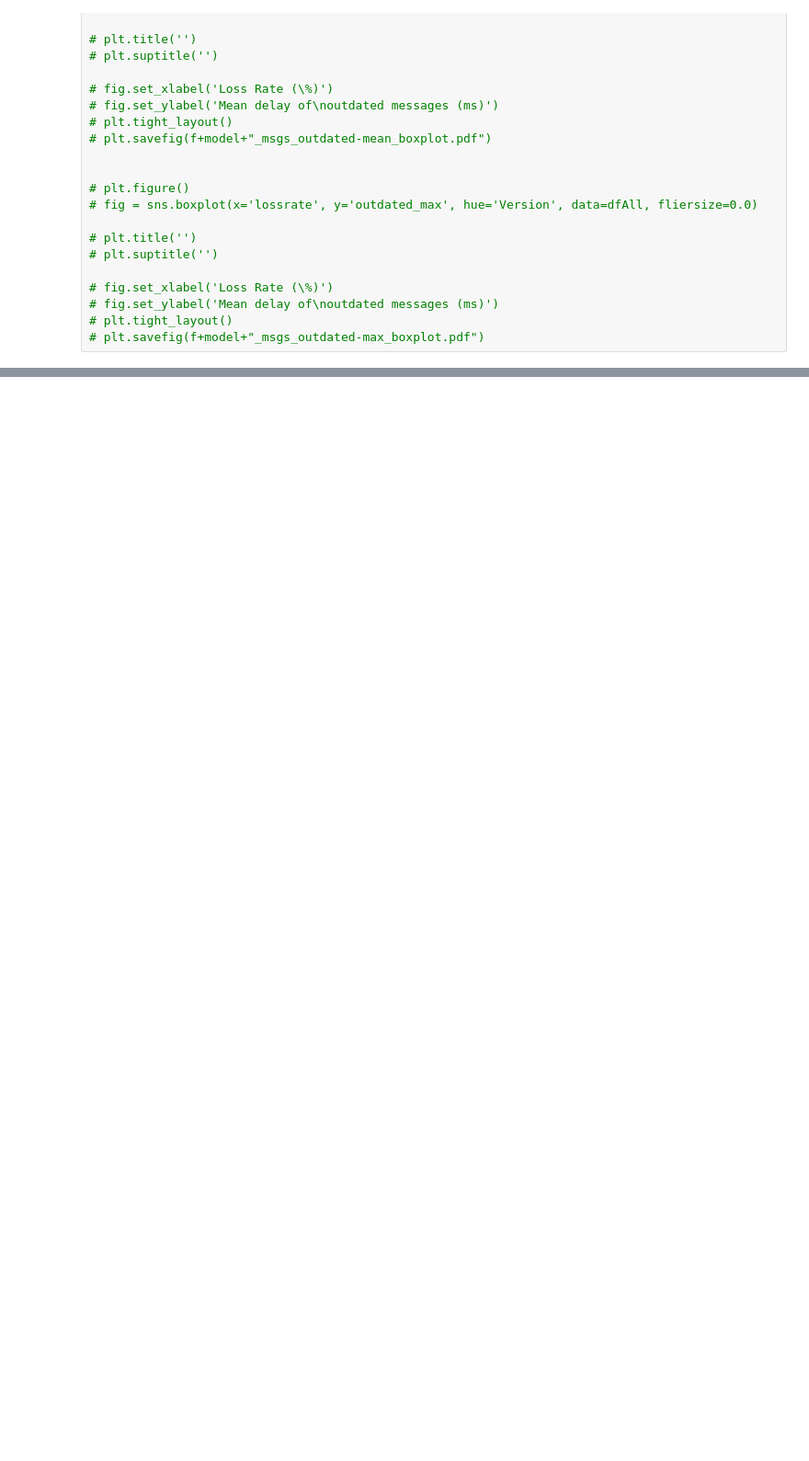
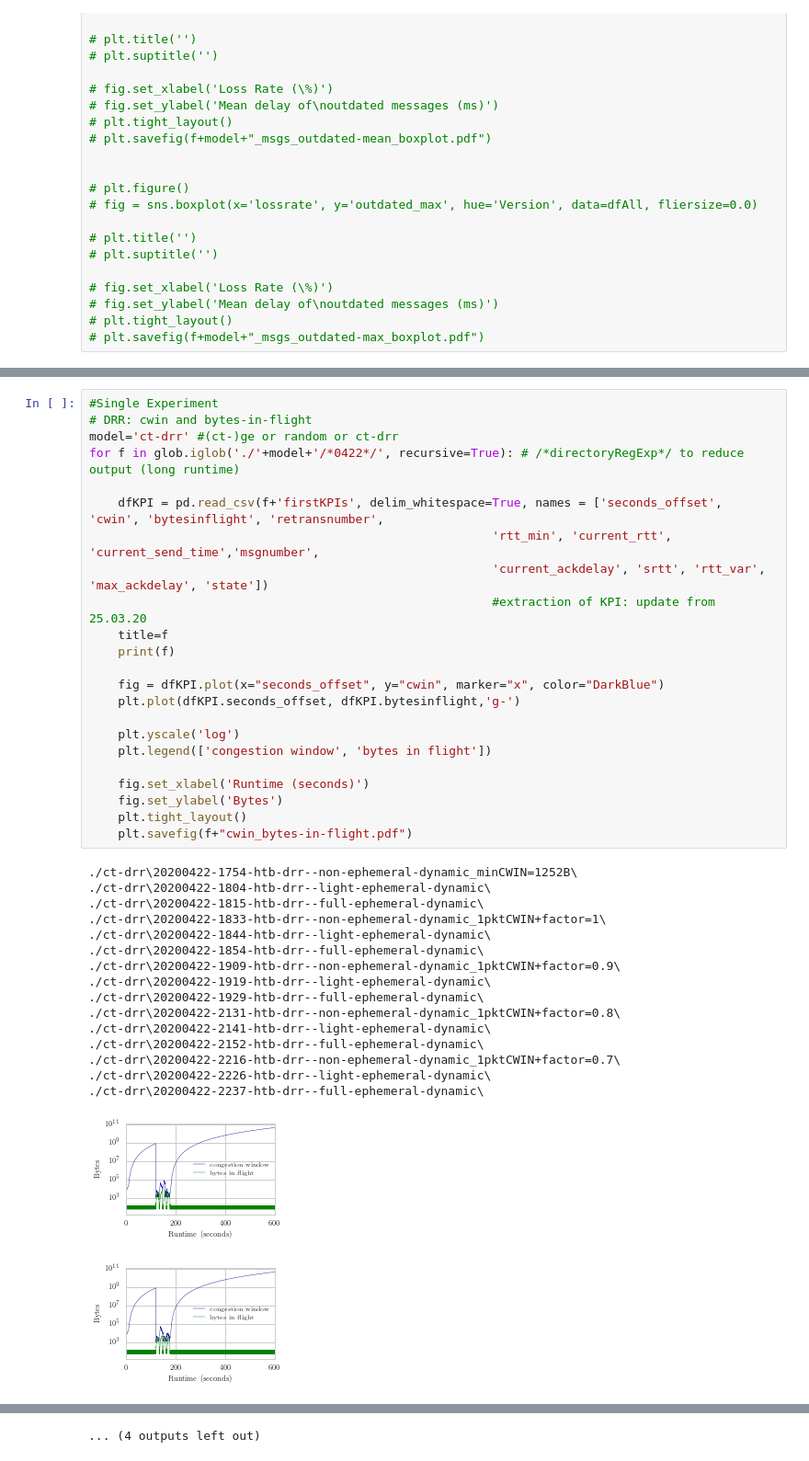
Before and after one commit to Timo2907/picoquic, a Jupyter notebook: experiments/results/eval_plot.ipynb, the cells around one changed output, grey strips where cells are left out. Shown at 92% size. Drawn from its saved outputs; the diff is of its cells as text; blank space fills up the shorter version.

```diff
--- a/experiments/results/eval_plot.ipynb
+++ b/experiments/results/eval_plot.ipynb
@@ -737,0 +891,41 @@ plt.savefig(f+model+"_msgs_retransInTime_boxplot.pdf")
+# %%
+#Single Experiment
+# DRR: cwin and bytes-in-flight
+model='ct-drr' #(ct-)ge or random or ct-drr
+for f in glob.iglob('./'+model+'/*0422*/', recursive=True): # /*directoryRegExp*/ to reduce output (long runtime)
+
+    dfKPI = pd.read_csv(f+'firstKPIs', delim_whitespace=True, names = ['seconds_offset', 'cwin', 'bytesinflight', 'retransnumber',
+                                                        'rtt_min', 'current_rtt', 'current_send_time','msgnumber',
+                                                        'current_ackdelay', 'srtt', 'rtt_var', 'max_ackdelay', 'state'])
+                                                        #extraction of KPI: update from 25.03.20
+    title=f
+    print(f)
+
+    fig = dfKPI.plot(x="seconds_offset", y="cwin", marker="x", color="DarkBlue")
+    plt.plot(dfKPI.seconds_offset, dfKPI.bytesinflight,'g-')
+
+    plt.yscale('log')
+    plt.legend(['congestion window', 'bytes in flight'])
+
+    fig.set_xlabel('Runtime (seconds)')
+    fig.set_ylabel('Bytes')
+    plt.tight_layout()
+    plt.savefig(f+"cwin_bytes-in-flight.pdf")
+# %% [output]
+./ct-drr\20200422-1754-htb-drr--non-ephemeral-dynamic_minCWIN=1252B\
+./ct-drr\20200422-1804-htb-drr--light-ephemeral-dynamic\
+./ct-drr\20200422-1815-htb-drr--full-ephemeral-dynamic\
+./ct-drr\20200422-1833-htb-drr--non-ephemeral-dynamic_1pktCWIN+factor=1\
+./ct-drr\20200422-1844-htb-drr--light-ephemeral-dynamic\
+./ct-drr\20200422-1854-htb-drr--full-ephemeral-dynamic\
+./ct-drr\20200422-1909-htb-drr--non-ephemeral-dynamic_1pktCWIN+factor=0.9\
+./ct-drr\20200422-1919-htb-drr--light-ephemeral-dynamic\
+./ct-drr\20200422-1929-htb-drr--full-ephemeral-dynamic\
+./ct-drr\20200422-2131-htb-drr--non-ephemeral-dynamic_1pktCWIN+factor=0.8\
+./ct-drr\20200422-2141-htb-drr--light-ephemeral-dynamic\
+./ct-drr\20200422-2152-htb-drr--full-ephemeral-dynamic\
+./ct-drr\20200422-2216-htb-drr--non-ephemeral-dynamic_1pktCWIN+factor=0.7\
+./ct-drr\20200422-2226-htb-drr--light-ephemeral-dynamic\
+./ct-drr\20200422-2237-htb-drr--full-ephemeral-dynamic\
+[figure, added]
+[figure, added]
@@ -738,2 +941,3 @@ plt.savefig(f+model+"_msgs_retransInTime_boxplot.pdf")
+... (4 outputs left out)
 # %%
 #Single Experiment
```
Also changed, not shown: parts of 7 cells of this notebook, 6 other files.
